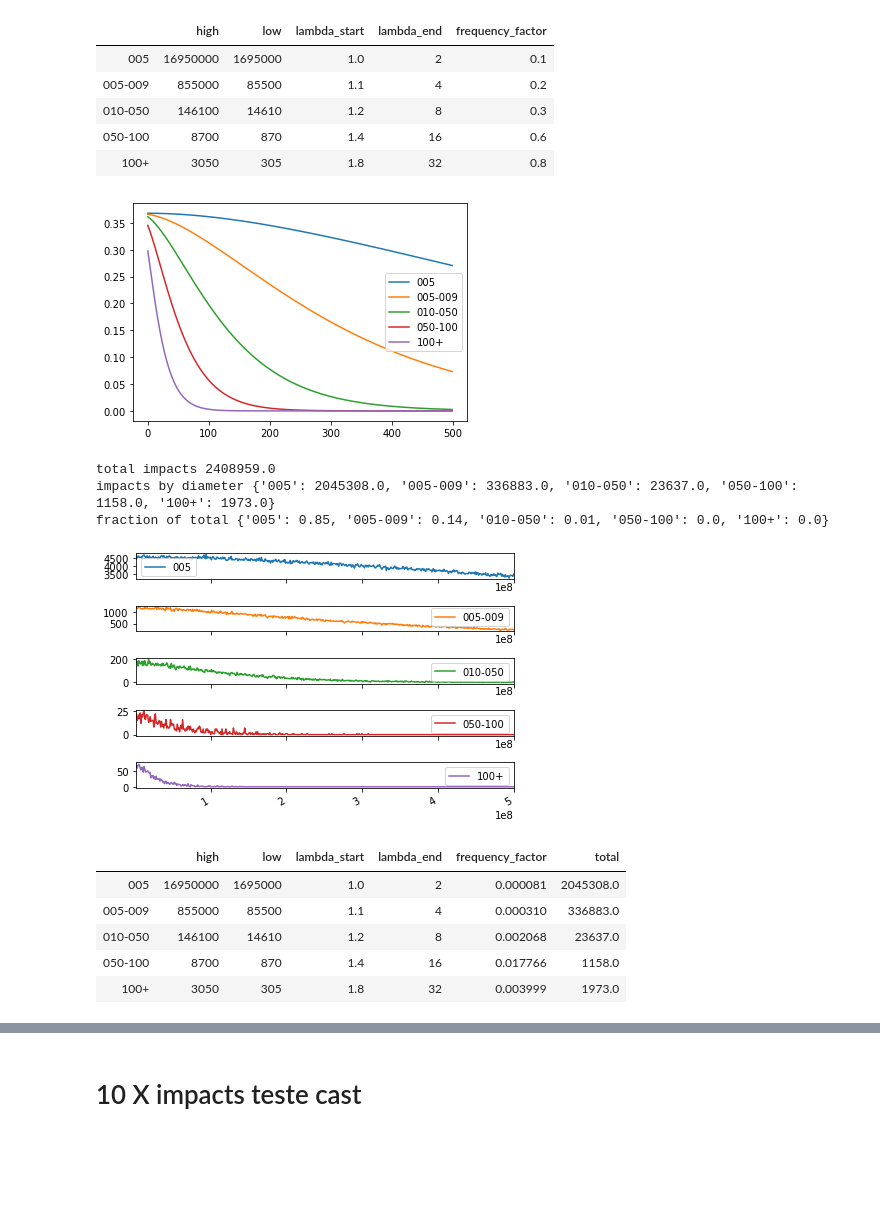
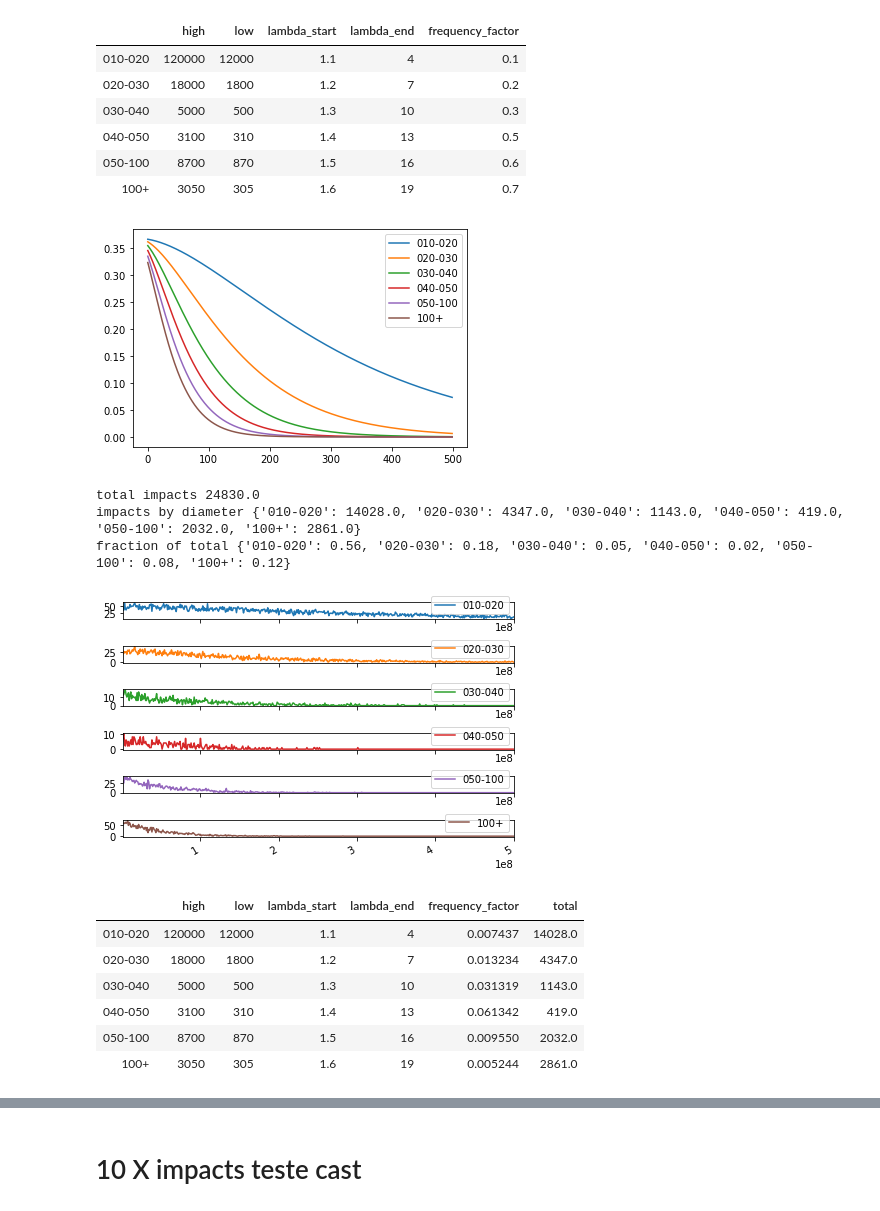
Before and after one commit to DualEarth/IMPaCS, a Jupyter notebook: impacts_prototype_with_test_case.ipynb, the cells around one changed output, grey strips where cells are left out. Cells and saved outputs as stored; diff of their text form; code cells hidden in the pictures; blank space fills up the shorter version.

```diff
--- a/impacts_prototype_with_test_case.ipynb
+++ b/impacts_prototype_with_test_case.ipynb
@@ -23,30 +15,60 @@ lambda_end = {'005':2,'005-009':4,'010-050':8,'050-100':16,'100+':32}
+# %%
+# Set the size bins
+max_diameter=330
+# diam_bins = [5, 10, 50, 100]
+# diam_labs = ['005', '005-009', '010-050', '050-100', '100+']
+# diam_range = {'005':[1,5],'005-009':[5,9],'010-050':[10,50],'050-100':[50,100],'100+':[100,max_diameter]}
+# lambda_start = {'005':1,'005-009':1.1,'010-050':1.2,'050-100':1.4,'100+':1.8}
+# lambda_end = {'005':2,'005-009':4,'010-050':8,'050-100':16,'100+':32}
+
+# diam_bins = [10, 50, 100]
+# diam_labs = ['005-009', '010-050', '050-100', '100+']
+# diam_range = {'005-009':[5,9],'010-050':[10,50],'050-100':[50,100],'100+':[100,max_diameter]}
+# lambda_start = {'005-009':1.2,'010-050':1.2,'050-100':1.3,'100+':1.4}
+# lambda_end = {'005-009':4,'010-050':6,'050-100':7,'100+':9}
+
+# diam_bins = [50, 100]
+# diam_labs = ['010-050', '050-100', '100+']
+# diam_range = {'010-050':[10,50],'050-100':[50,100],'100+':[100,max_diameter]}
+# lambda_start = {'010-050':1.2,'050-100':1.3,'100+':1.4}
+# lambda_end = {'010-050':6,'050-100':7,'100+':9}
+
+diam_bins = [20, 30, 40, 50, 100]
+diam_labs = ['010-020',         '020-030',        '030-040',        '040-050',        '050-100',         '100+']
+diam_range = {'010-020':[10,20],'020-030':[20,30],'030-040':[30,40],'040-050':[40,50],'050-100':[50,100],'100+':[100, max_diameter]}
+lambda_start = {'010-020':1.1,  '020-030':1.2,    '030-040':1.3,    '040-050':1.4,    '050-100':1.5,     '100+':1.6}
+lambda_end = {'010-020':4,      '020-030':7,      '030-040':10,      '040-050':13,      '050-100':16,       '100+':19}
 # %%
 # Make dictionary with size bins and frequency
 with open('sfd.csv', 'r') as f:
     freqs = pd.read_csv(f).groupby('D').sum()
 los_dict = {i:0 for i in diam_labs}
 his_dict = {i:0 for i in diam_labs}
 for i in freqs.index.values:
     for j in range(len(diam_bins)):
-        if i < diam_bins[j]:
+        if i < diam_bins[j] and i > 9:
             los_dict[diam_labs[j]] += freqs.loc[i,'low']
             his_dict[diam_labs[j]] += freqs.loc[i,'high']
             break
         elif i >= diam_bins[-1]:
             los_dict[diam_labs[-1]] += freqs.loc[i,'low']
             his_dict[diam_labs[-1]] += freqs.loc[i,'high']
             break
 df_freq = pd.DataFrame.from_dict({'high':his_dict, 'low':los_dict,
                                   'lambda_start':lambda_start, 'lambda_end':lambda_end})
-df_freq['frequency_factor'] = [0.1,0.2,0.3,0.6,0.8]
+#df_freq['frequency_factor'] = [0.1,0.2,0.3,0.6,0.8]
+#df_freq['frequency_factor'] = [0.2,0.3,0.6,0.8]
+#df_freq['frequency_factor'] = [0.3,0.6,0.8]
+df_freq['frequency_factor'] = [0.1,0.2,0.3,0.5,0.6,0.7]
 df_freq
 # %% [output]
 |  | high | low | lambda_start | lambda_end | frequency_factor |
-| 005 | 16950000 | 1695000 | 1.0 | 2 | 0.1 |
-| 005-009 | 855000 | 85500 | 1.1 | 4 | 0.2 |
-| 010-050 | 146100 | 14610 | 1.2 | 8 | 0.3 |
-| 050-100 | 8700 | 870 | 1.4 | 16 | 0.6 |
-| 100+ | 3050 | 305 | 1.8 | 32 | 0.8 |
+| 010-020 | 120000 | 12000 | 1.1 | 4 | 0.1 |
+| 020-030 | 18000 | 1800 | 1.2 | 7 | 0.2 |
+| 030-040 | 5000 | 500 | 1.3 | 10 | 0.3 |
+| 040-050 | 3100 | 310 | 1.4 | 13 | 0.5 |
+| 050-100 | 8700 | 870 | 1.5 | 16 | 0.6 |
+| 100+ | 3050 | 305 | 1.6 | 19 | 0.7 |
 # %%
 t_total=500
 
@@ -104,17 +126,18 @@ plt.tight_layout()
 plt.show()
 df_freq
 # %% [output]
-[figure, old version]
+[figure, new version]
-total impacts 2408959.0
-impacts by diameter {'005': 2045308.0, '005-009': 336883.0, '010-050': 23637.0, '050-100': 1158.0, '100+': 1973.0}
-fraction of total {'005': 0.85, '005-009': 0.14, '010-050': 0.01, '050-100': 0.0, '100+': 0.0}
+total impacts 24830.0
+impacts by diameter {'010-020': 14028.0, '020-030': 4347.0, '030-040': 1143.0, '040-050': 419.0, '050-100': 2032.0, '100+': 2861.0}
+fraction of total {'010-020': 0.56, '020-030': 0.18, '030-040': 0.05, '040-050': 0.02, '050-100': 0.08, '100+': 0.12}
-[figure, old version]
+[figure, new version]
 |  | high | low | lambda_start | lambda_end | frequency_factor | total |
-| 005 | 16950000 | 1695000 | 1.0 | 2 | 0.000081 | 2045308.0 |
-| 005-009 | 855000 | 85500 | 1.1 | 4 | 0.000310 | 336883.0 |
-| 010-050 | 146100 | 14610 | 1.2 | 8 | 0.002068 | 23637.0 |
-| 050-100 | 8700 | 870 | 1.4 | 16 | 0.017766 | 1158.0 |
-| 100+ | 3050 | 305 | 1.8 | 32 | 0.003999 | 1973.0 |
+| 010-020 | 120000 | 12000 | 1.1 | 4 | 0.007437 | 14028.0 |
+| 020-030 | 18000 | 1800 | 1.2 | 7 | 0.013234 | 4347.0 |
+| 030-040 | 5000 | 500 | 1.3 | 10 | 0.031319 | 1143.0 |
+| 040-050 | 3100 | 310 | 1.4 | 13 | 0.061342 | 419.0 |
+| 050-100 | 8700 | 870 | 1.5 | 16 | 0.009550 | 2032.0 |
+| 100+ | 3050 | 305 | 1.6 | 19 | 0.005244 | 2861.0 |
 # %%
 list_impacts_export = list(range(0,500,50))
 list_impacts_export.append(499)
```
Also changed, not shown: parts of 10 cells of this notebook, 1 other file.
